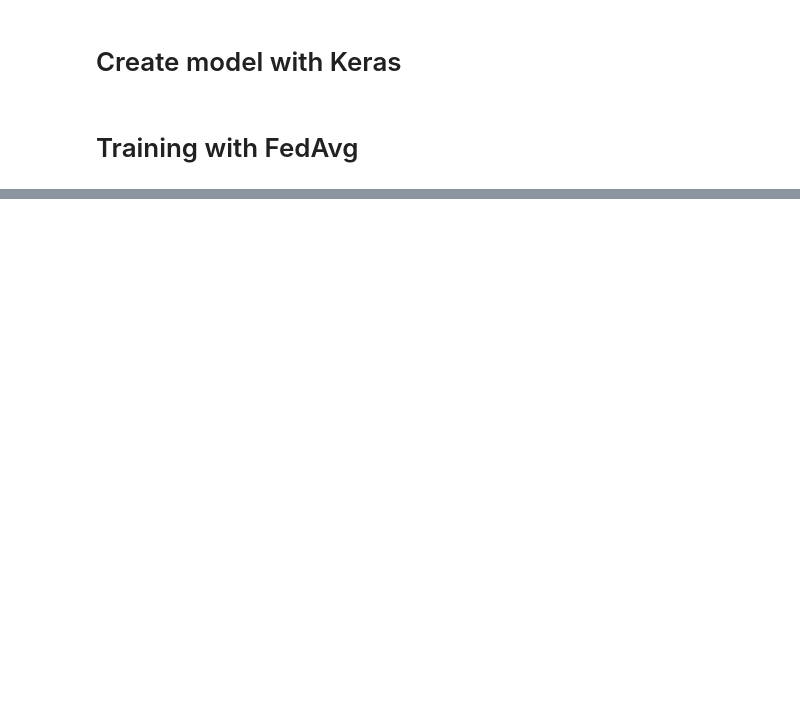
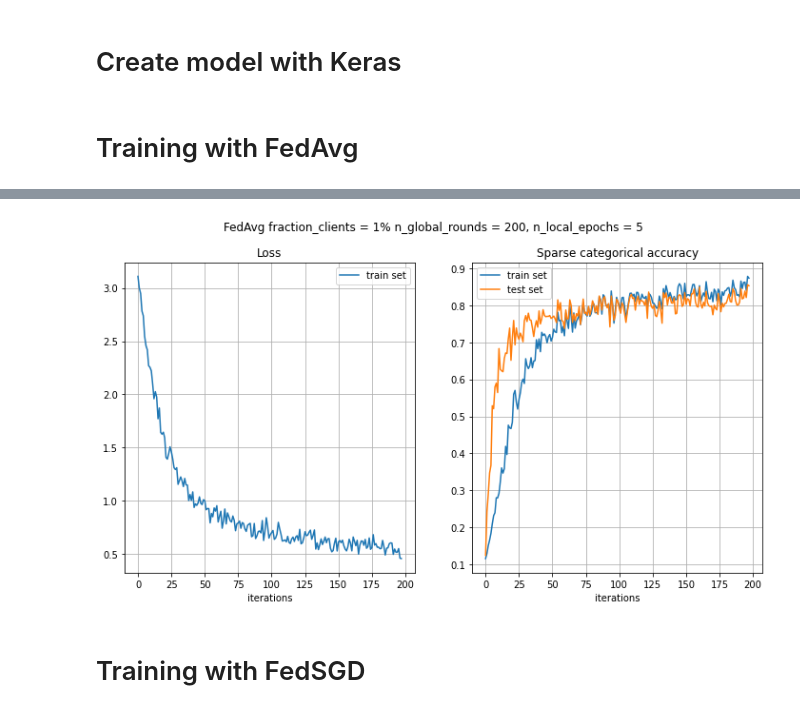
Before and after one commit to gonzaq94/federated-learning, a Jupyter notebook: Mnist classifier in TensorFlow Federated.ipynb, the cells around one changed output, grey strips where cells are left out. Saved outputs shown, nothing was run; the diff lists cells and outputs as text; code cells hidden in the pictures; blank space fills up the shorter version.

```diff
--- a/Mnist classifier in TensorFlow Federated.ipynb
+++ b/Mnist classifier in TensorFlow Federated.ipynb
@@ -38,0 +36,3 @@ Number of clients: 3383
+# %%
+NUMBER_CLIENTS = len(emnist_train.client_ids)
+print('Number of clients: {} '.format(NUMBER_CLIENTS))
@@ -211,0 +247,43 @@ KeyboardInterrupt:
+# %%
+num_rounds_fed_avg = 200
+num_clients_fed_avg = 30
+metrics_fed_avg, run_time_fed_avg = federated_training(iterative_process_fed_avg, num_rounds=num_rounds_fed_avg, num_clients=num_clients_fed_avg)
+# %%
+print('Algorithm run-time is: {} seconds'.format(run_time_fed_avg))
+
+output_dict = metrics_fed_avg
+output_dict['algorithm'] = 'FedAvg'
+output_dict['num_rounds'] = num_rounds_fed_avg
+output_dict['num_clients'] = num_clients_fed_avg
+output_dict['run_time'] = run_time_fed_avg
+output_dict['num_epochs'] = NUM_EPOCHS
+output_dict['batch_size'] = BATCH_SIZE
+output_dict['num_clients'] = NUMBER_CLIENTS
+
+with open('results/fed_avg_data.p', 'wb') as fp:
+    pickle.dump(output_dict, fp, protocol=pickle.HIGHEST_PROTOCOL)
+# %%
+with open('results/fed_avg_data.p', 'rb') as fp:
+    data_fed_avg = pickle.load(fp)
+
+fig, (ax1, ax2) = plt.subplots(1, 2, figsize=(12,6))
+fig.suptitle('FedAvg fraction_clients = {}% n_global_rounds = {}, n_local_epochs = {}'.format(round(num_clients_fed_avg/NUMBER_CLIENTS*100), num_rounds_fed_avg, NUM_EPOCHS))
+
+ax1.plot(data_fed_avg['train_loss'], label='train set')
+ax1.set_title('Loss')
+ax1.grid('on')
+ax1.legend()
+ax1.set_xlabel('iterations')
+
+ax2.plot(data_fed_avg['train_sparse_categorical_accuracy'], label='train set')
+ax2.plot(data_fed_avg['test_sparse_categorical_accuracy'], label='test set')
+ax2.legend()
+ax2.set_title('Sparse categorical accuracy')
+ax2.grid('on')
+ax2.set_xlabel('iterations')
+
+plt.show()
+# %% [output]
+[figure, added]
+# %% [markdown]
+# Training with FedSGD
```
Also changed, not shown: parts of 35 cells of this notebook.
